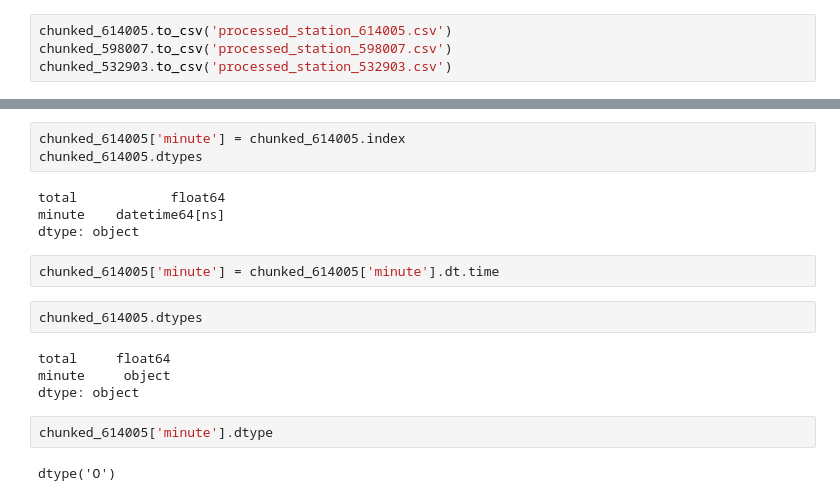
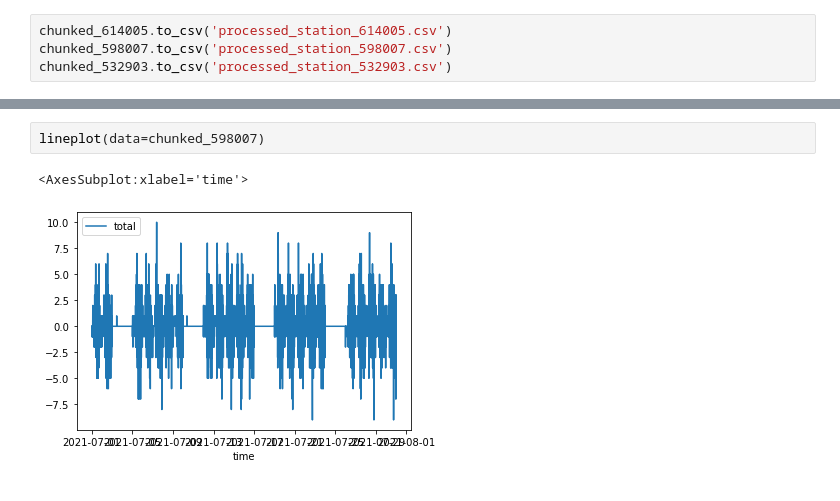
Before and after one commit to ethanglaser/MUU-Final-Project, a Jupyter notebook: warmup.ipynb, the cells around one changed output, grey strips where cells are left out. Drawn from its saved outputs; the diff is of its cells as text.

```diff
--- a/warmup.ipynb
+++ b/warmup.ipynb
@@ -224,19 +216,5 @@ chunked_614005
-# %%
-chunked_614005['minute'] = chunked_614005.index
-chunked_614005.dtypes
-# %% [output]
-total            float64
-minute    datetime64[ns]
-dtype: object
-# %%
-chunked_614005['minute'] = chunked_614005['minute'].dt.time
-# %%
-chunked_614005.dtypes
-# %% [output]
-total     float64
-minute     object
-dtype: object
-# %%
-chunked_614005['minute'].dtype
-# %% [output]
-dtype('O')
+# %%
+lineplot(data=chunked_598007)
+# %% [output]
+<AxesSubplot:xlabel='time'>
+[figure, added]
```
Also changed, not shown: parts of 16 cells of this notebook, 4 other files.
